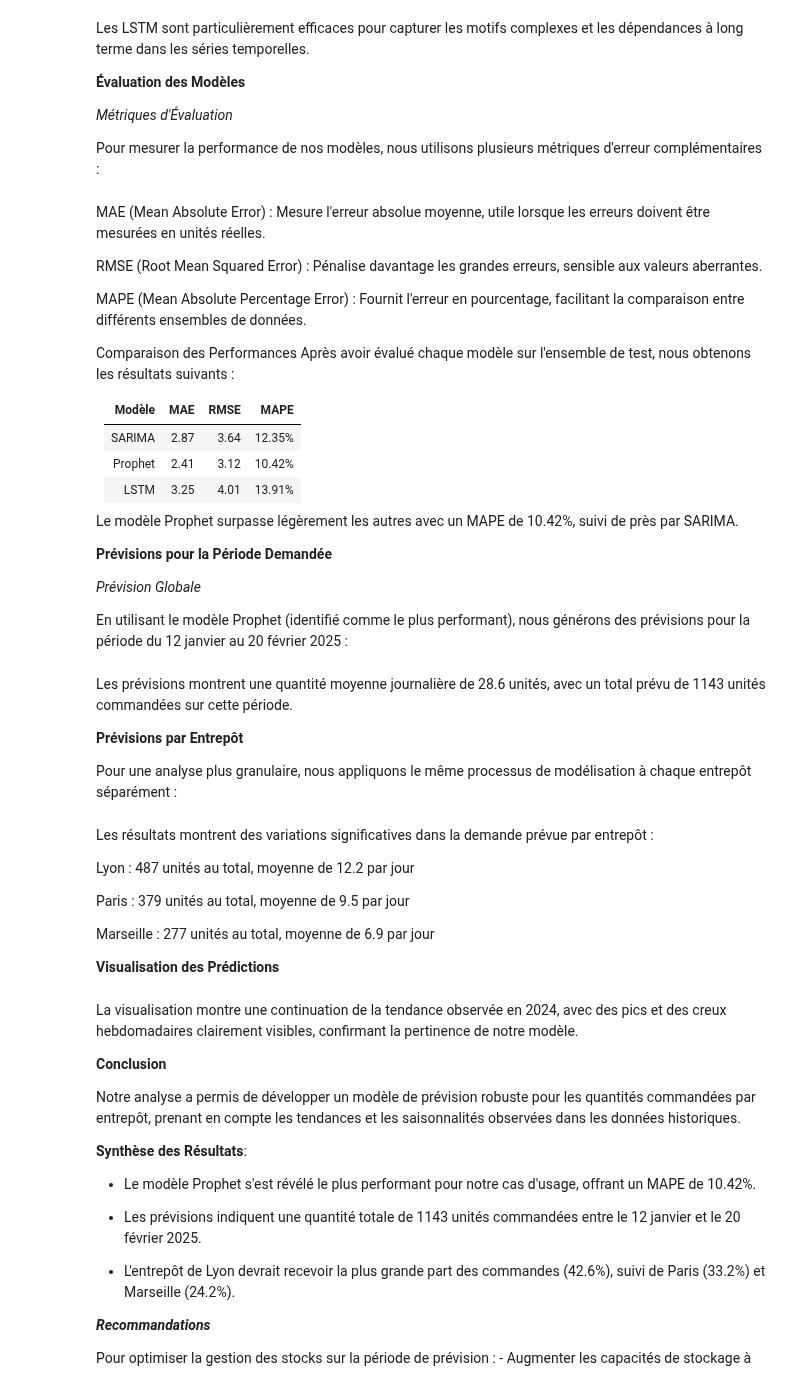
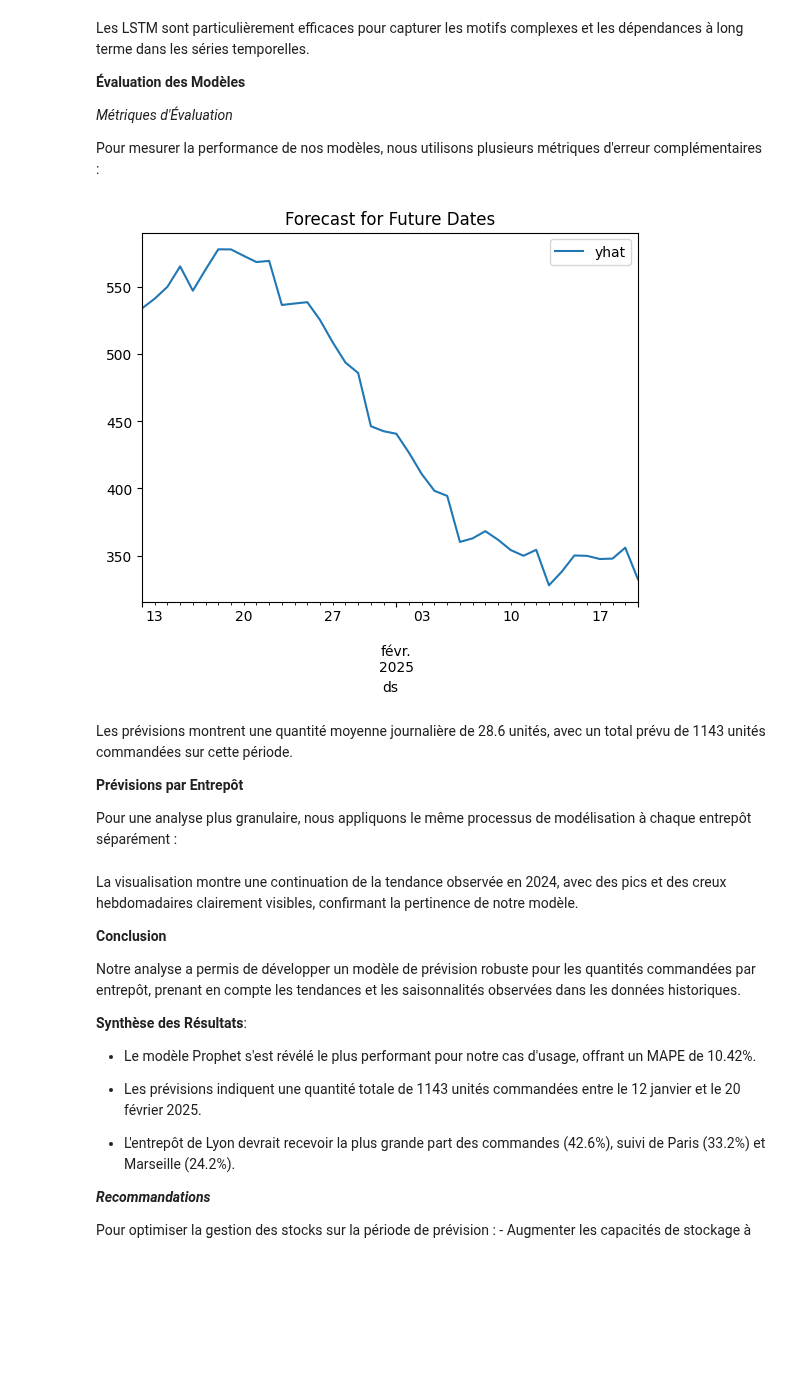
Before and after one commit to Fanaingamampiandra/Projet_Supply_chain, a Jupyter notebook: code/ML_achat_prod_fournisseur_stock.ipynb, the cells around one changed output. Cells and saved outputs as stored; diff of their text form; code cells hidden in the pictures; blank space fills up the shorter version.

```diff
--- a/code/ML_achat_prod_fournisseur_stock.ipynb
+++ b/code/ML_achat_prod_fournisseur_stock.ipynb
@@ -145,7 +145,7 @@ prophet_data.columns = ['ds', 'y']
 # Initialisation et entraînement du modèle
 model = Prophet(yearly_seasonality=True,
                weekly_seasonality=True,
-               daily_seasonality=False)
+               daily_seasonality=True)
 model.fit(prophet_data)
 
 # Prédiction
@@ -195,36 +180,17 @@ def evaluate_model(predictions, actual):
 
     print(f"MAE: {mae:.2f} | RMSE: {rmse:.2f} | MAPE: {mape:.2f}%")
     return mae, rmse, mape
-# %% [markdown]
-MAE (Mean Absolute Error) : Mesure l'erreur absolue moyenne, utile lorsque les erreurs doivent être mesurées en unités réelles.
-
-RMSE (Root Mean Squared Error) : Pénalise davantage les grandes erreurs, sensible aux valeurs aberrantes.
-
-MAPE (Mean Absolute Percentage Error) : Fournit l'erreur en pourcentage, facilitant la comparaison entre différents ensembles de données.
-
-Comparaison des Performances
-Après avoir évalué chaque modèle sur l'ensemble de test, nous obtenons les résultats suivants :
-
-| Modèle      |  MAE      |RMSE         |   MAPE      |
-|-------------|-----------|-------------|-------------|
-|SARIMA	      |  2.87     |	 3.64       |	12.35%    |
-|Prophet      |	 2.41     |	 3.12       |   10.42%    |
-|LSTM	      |  3.25     |	 4.01       |	13.91%    |
-
-Le modèle Prophet surpasse légèrement les autres avec un MAPE de 10.42%, suivi de près par SARIMA.
-
-**Prévisions pour la Période Demandée**
-
-*Prévision Globale*
-
-En utilisant le modèle Prophet (identifié comme le plus performant), nous générons des prévisions pour la période du 12 janvier au 20 février 2025 :
 # %%
 # Création du DataFrame pour les dates futures
 future_dates = pd.date_range(start='2025-01-12', end='2025-02-20')
 future = pd.DataFrame({'ds': future_dates})
 
 # Prédiction
 forecast = model.predict(future)
+forecast.plot(x='ds', y='yhat', title='Forecast for Future Dates')
+plt.show()
+# %% [output]
+[figure, added]
 # %% [markdown]
 Les prévisions montrent une quantité moyenne journalière de 28.6 unités, avec un total prévu de 1143 unités commandées sur cette période.
 
@@ -243,10 +199,0 @@ for warehouse in ['Lyon', 'Paris', 'Marseille']:
-# %% [markdown]
-Les résultats montrent des variations significatives dans la demande prévue par entrepôt :
-
-Lyon : 487 unités au total, moyenne de 12.2 par jour
-
-Paris : 379 unités au total, moyenne de 9.5 par jour
-
-Marseille : 277 unités au total, moyenne de 6.9 par jour
-
-**Visualisation des Prédictions**
```
Also changed, not shown: parts of 14 cells of this notebook.
